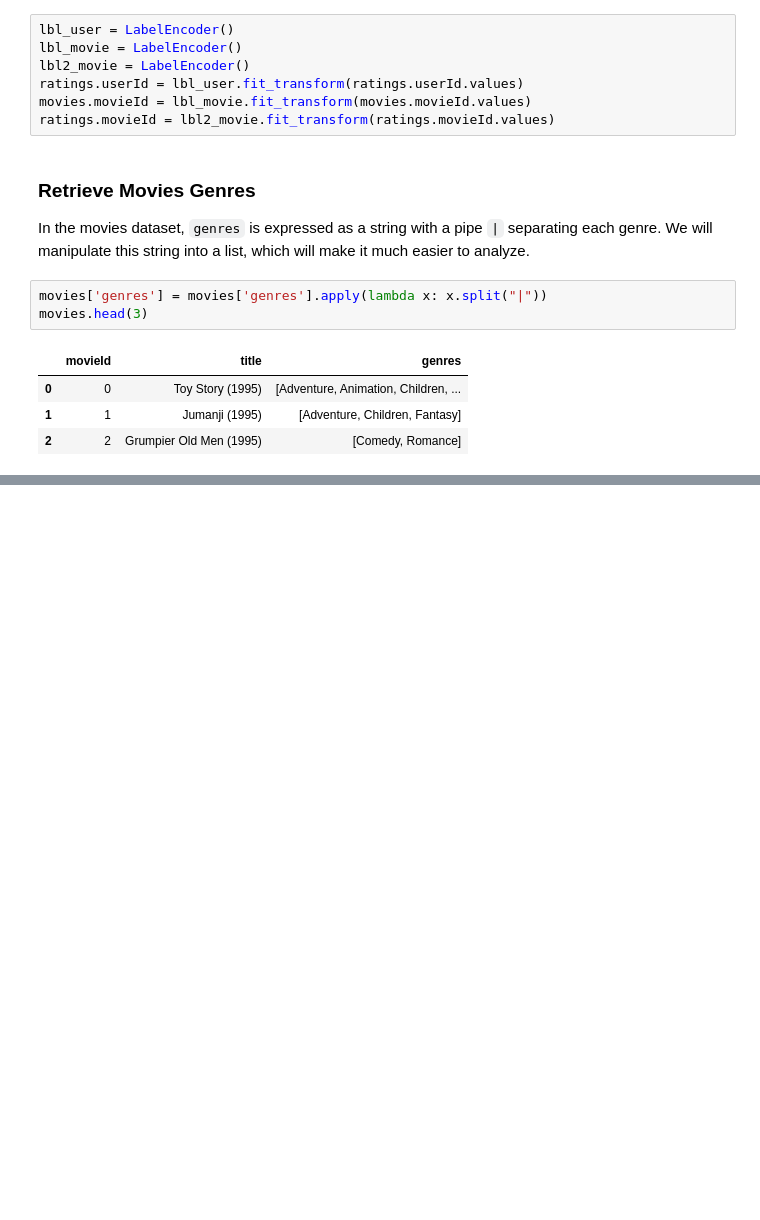
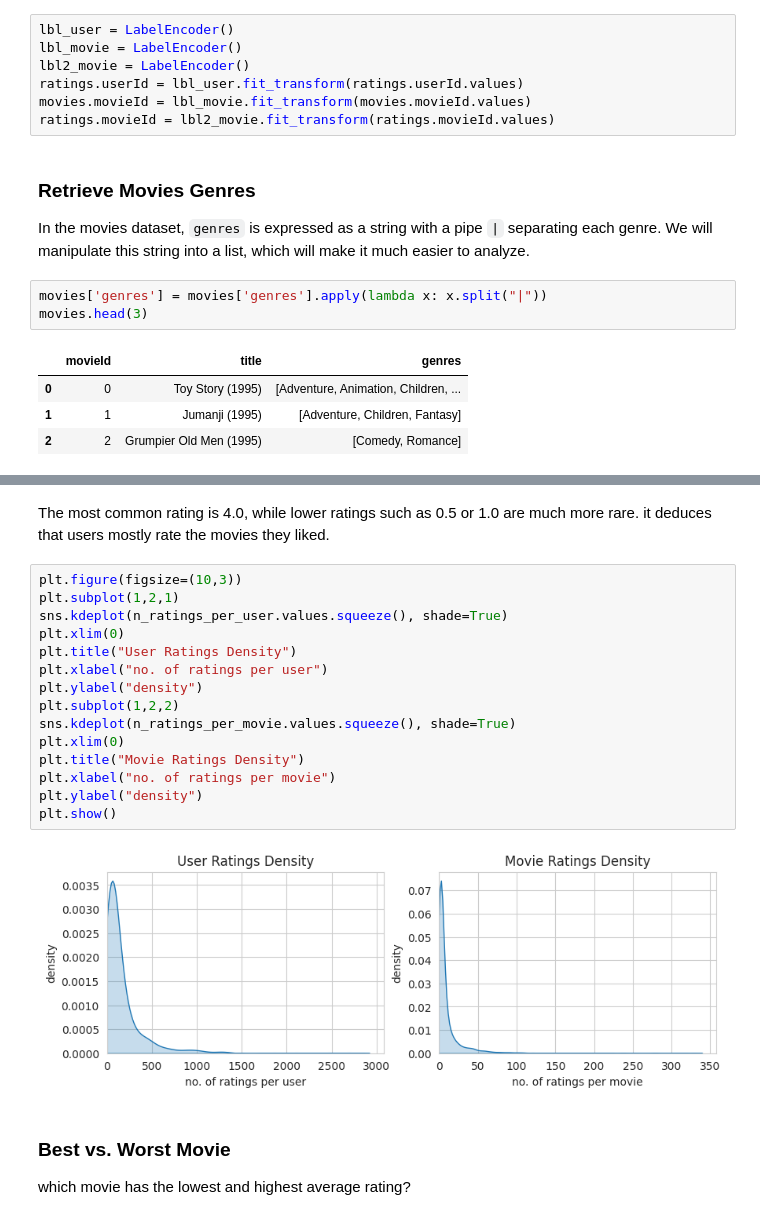
Before and after one commit to azadsadr/Recommender-System, a Jupyter notebook: recsys.ipynb, the cells around one changed output, grey strips where cells are left out. Drawn from its saved outputs; the diff is of its cells as text; blank space fills up the shorter version.

```diff
--- a/recsys.ipynb
+++ b/recsys.ipynb
@@ -87,0 +214,22 @@ movies.head(3)
+# %% [markdown]
+The most common rating is 4.0, while lower ratings such as 0.5 or 1.0 are much more rare. it deduces that users mostly rate the movies they liked.
+# %%
+plt.figure(figsize=(10,3))
+plt.subplot(1,2,1)
+sns.kdeplot(n_ratings_per_user.values.squeeze(), shade=True)
+plt.xlim(0)
+plt.title("User Ratings Density")
+plt.xlabel("no. of ratings per user")
+plt.ylabel("density")
+plt.subplot(1,2,2)
+sns.kdeplot(n_ratings_per_movie.values.squeeze(), shade=True)
+plt.xlim(0)
+plt.title("Movie Ratings Density")
+plt.xlabel("no. of ratings per movie")
+plt.ylabel("density")
+plt.show()
+# %% [output]
+[figure, added]
+# %% [markdown]
+### **Best vs. Worst Movie**
+which movie has the lowest and highest average rating?
```
Also changed, not shown: parts of 20 cells of this notebook.
